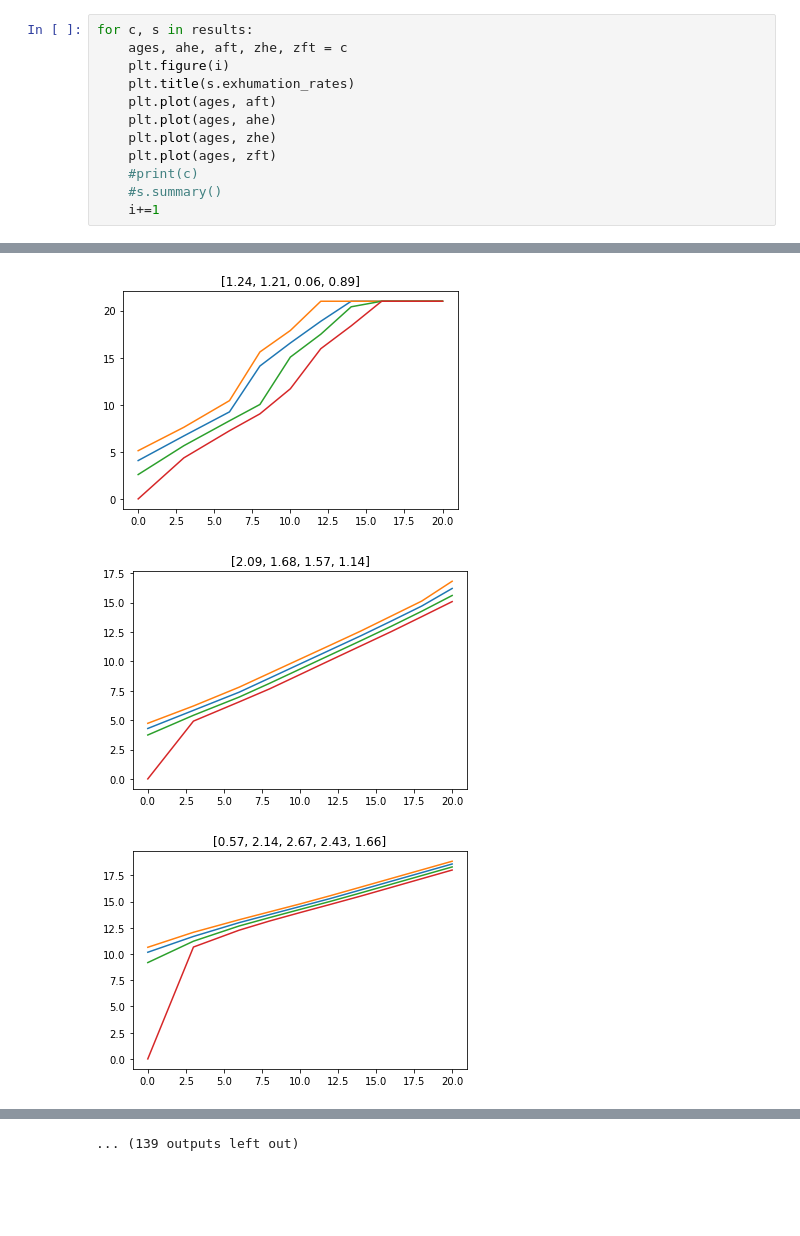
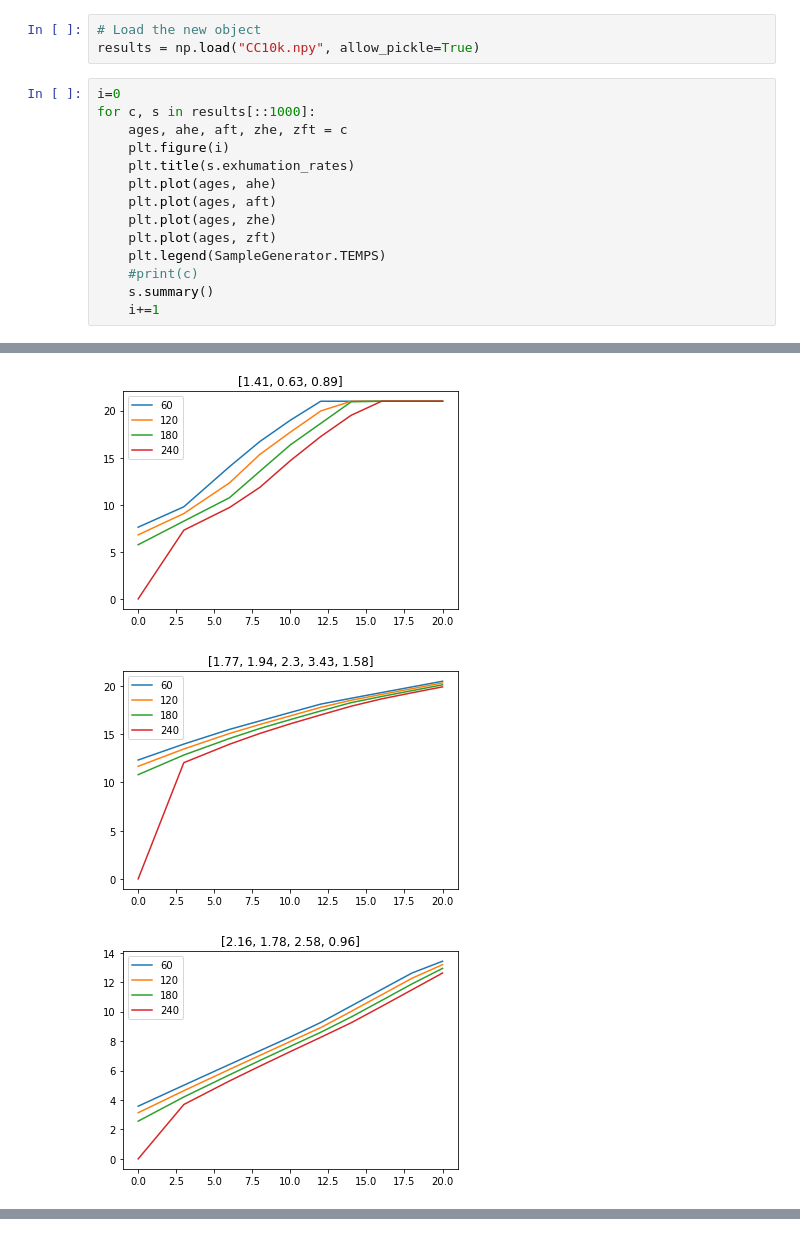
Before and after one commit to yhhjo/MountainAI, a Jupyter notebook: DataGeneration/Python/DataGenerator.ipynb, the cells around one changed output, grey strips where cells are left out. Drawn from its saved outputs; the diff is of its cells as text; blank space fills up the shorter version.

```diff
--- a/DataGeneration/Python/DataGenerator.ipynb
+++ b/DataGeneration/Python/DataGenerator.ipynb
@@ -34,13 +20,18 @@ Progress: 0.95%
+# %%
+# Load the new object
+results = np.load("CC10k.npy", allow_pickle=True)
 # %%
-for c, s in results:
+i=0
+for c, s in results[::1000]:
     ages, ahe, aft, zhe, zft = c
     plt.figure(i)
     plt.title(s.exhumation_rates)
+    plt.plot(ages, ahe)
     plt.plot(ages, aft)
-    plt.plot(ages, ahe)
     plt.plot(ages, zhe)
     plt.plot(ages, zft)
+    plt.legend(SampleGenerator.TEMPS)
     #print(c)
-    #s.summary()
+    s.summary()
     i+=1
 # %% [output]
@@ -52,3 +60,3 @@ for c, s in results:
-[figure, old version]
+[figure, new version]
-[figure, old version]
+[figure, new version]
-[figure, old version]
+[figure, new version]
@@ -59 +64,0 @@ for c, s in results:
-... (139 outputs left out)
```
Also changed, not shown: parts of 4 cells of this notebook, 1 other file.
